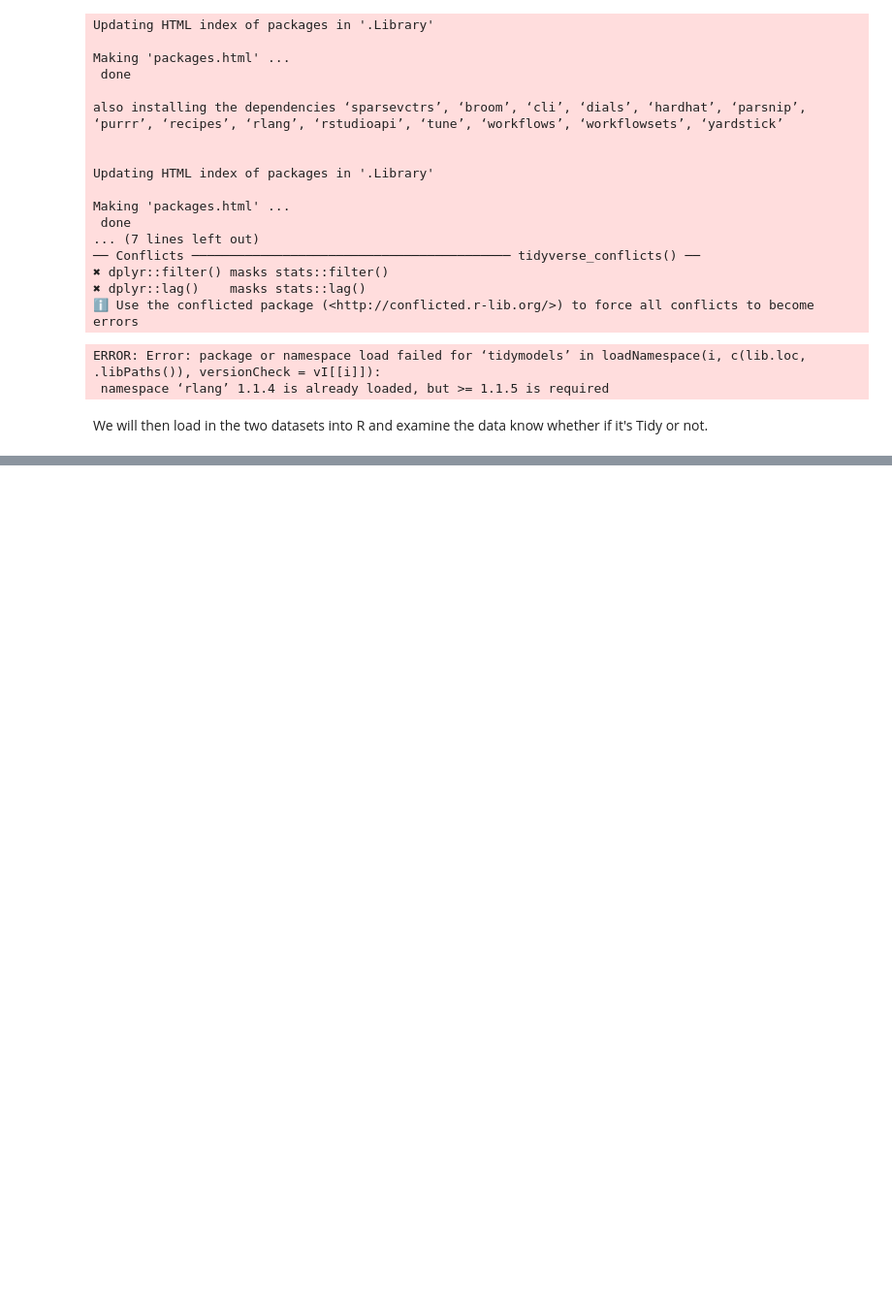
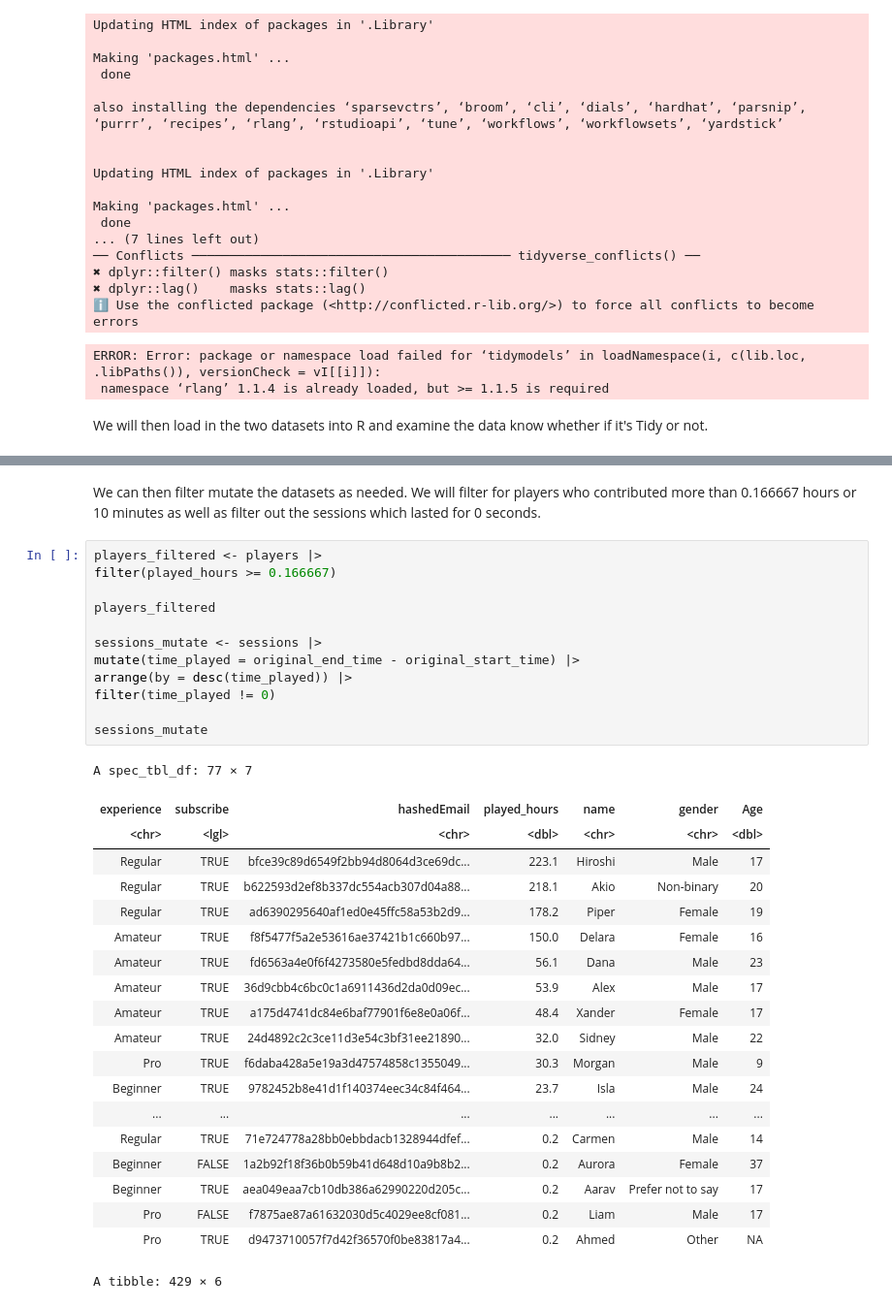
Before and after one commit to CF4563/Dsci100-individual, a Jupyter notebook: individual.project.ipynb, the cells around one changed output, grey strips where cells are left out. Shown: that part at 97% size. Saved outputs shown, nothing was run; the diff lists cells and outputs as text; blank space fills up the shorter version.

```diff
--- a/individual.project.ipynb
+++ b/individual.project.ipynb
@@ -90,0 +107,35 @@ Warning message:
+# %% [markdown]
+We can then filter mutate the datasets as needed. We will filter for players who contributed more than 0.166667 hours or 10 minutes as well as filter out the sessions which lasted for 0 seconds.
+# %%
+players_filtered <- players |>
+filter(played_hours >= 0.166667)
+
+players_filtered
+
+sessions_mutate <- sessions |>
+mutate(time_played = original_end_time - original_start_time) |>
+arrange(by = desc(time_played)) |>
+filter(time_played != 0)
+
+sessions_mutate
+# %% [output]
+A spec_tbl_df: 77 × 7
+| experience | subscribe | hashedEmail | played_hours | name | gender | Age |
+| <chr> | <lgl> | <chr> | <dbl> | <chr> | <chr> | <dbl> |
+| Regular | TRUE | bfce39c89d6549f2bb94d8064d3ce69dc... | 223.1 | Hiroshi | Male | 17 |
+| Regular | TRUE | b622593d2ef8b337dc554acb307d04a88... | 218.1 | Akio | Non-binary | 20 |
+| Regular | TRUE | ad6390295640af1ed0e45ffc58a53b2d9... | 178.2 | Piper | Female | 19 |
+| Amateur | TRUE | f8f5477f5a2e53616ae37421b1c660b97... | 150.0 | Delara | Female | 16 |
+| Amateur | TRUE | fd6563a4e0f6f4273580e5fedbd8dda64... | 56.1 | Dana | Male | 23 |
+| Amateur | TRUE | 36d9cbb4c6bc0c1a6911436d2da0d09ec... | 53.9 | Alex | Male | 17 |
+| Amateur | TRUE | a175d4741dc84e6baf77901f6e8e0a06f... | 48.4 | Xander | Female | 17 |
+| Amateur | TRUE | 24d4892c2c3ce11d3e54c3bf31ee21890... | 32.0 | Sidney | Male | 22 |
+| Pro | TRUE | f6daba428a5e19a3d47574858c1355049... | 30.3 | Morgan | Male | 9 |
+| Beginner | TRUE | 9782452b8e41d1f140374eec34c84f464... | 23.7 | Isla | Male | 24 |
+| ... | ... | ... | ... | ... | ... | ... |
+| Regular | TRUE | 71e724778a28bb0ebbdacb1328944dfef... | 0.2 | Carmen | Male | 14 |
+| Beginner | FALSE | 1a2b92f18f36b0b59b41d648d10a9b8b2... | 0.2 | Aurora | Female | 37 |
+| Beginner | TRUE | aea049eaa7cb10db386a62990220d205c... | 0.2 | Aarav | Prefer not to say | 17 |
+| Pro | FALSE | f7875ae87a61632030d5c4029ee8cf081... | 0.2 | Liam | Male | 17 |
+| Pro | TRUE | d9473710057f7d42f36570f0be83817a4... | 0.2 | Ahmed | Other | NA |
+A tibble: 429 × 6
```
Also changed, not shown: parts of 4 cells of this notebook, 2 other files.
